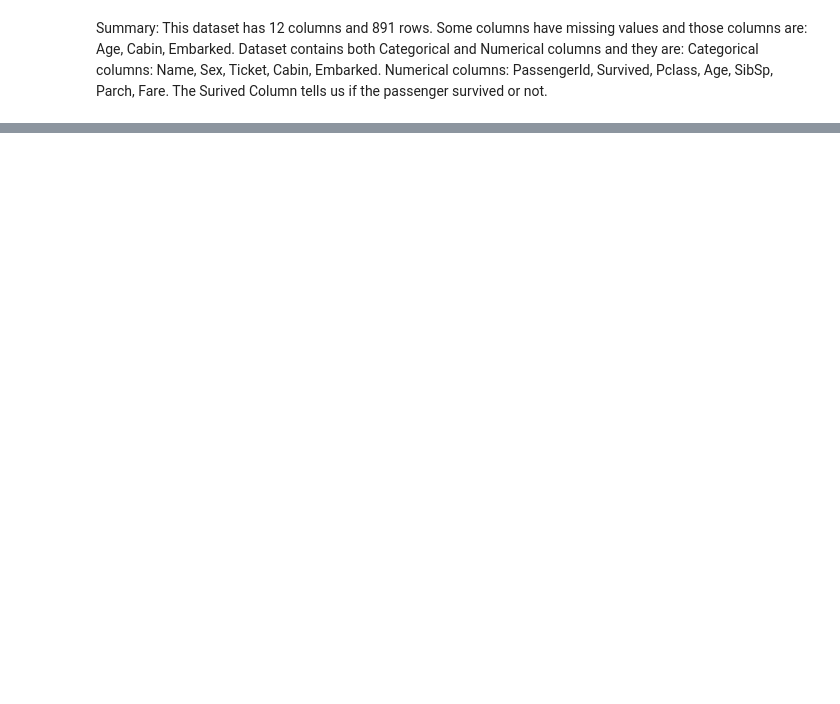
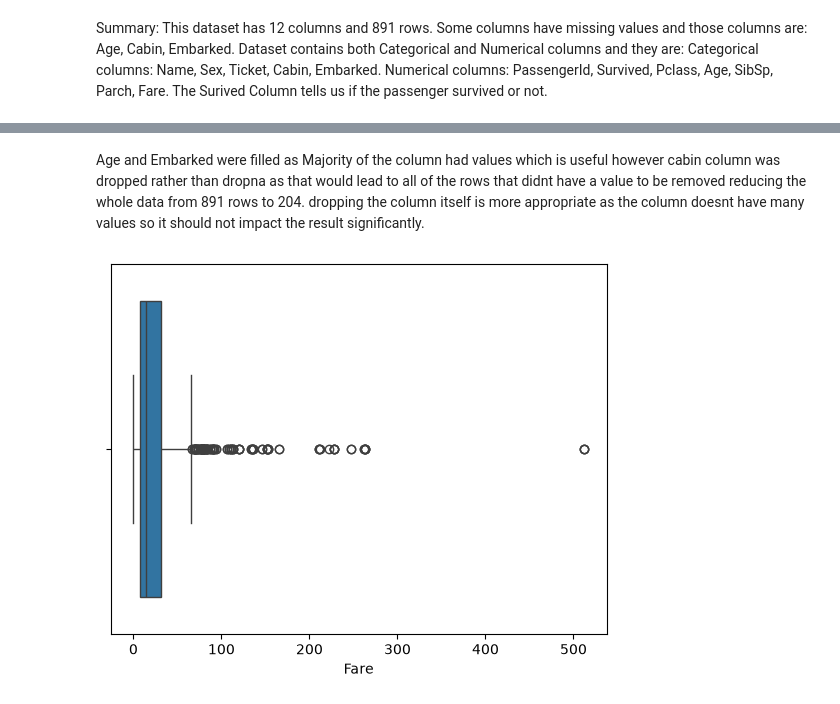
Before and after one commit to o0on/neurofive-ml-track, a Jupyter notebook: survivalAnalysis.ipynb, the cells around one changed output, grey strips where cells are left out. Cells and saved outputs as stored; diff of their text form; code cells hidden in the pictures; blank space fills up the shorter version.

Commit message:
Add data cleaning and visualization for Titanic dataset

```diff
--- a/survivalAnalysis.ipynb
+++ b/survivalAnalysis.ipynb
@@ -45,3 +45,16 @@ Dataset contains both Categorical and Numerical columns and they are:
     Categorical columns: Name, Sex, Ticket, Cabin, Embarked.
     Numerical columns: PassengerId, Survived, Pclass, Age, SibSp, Parch, Fare.
 The Surived Column tells us if the passenger survived or not.
+# %%
+import pandas as pd
+import numpy as np
+import matplotlib.pyplot as plt
+import seaborn as sns
+
+df = pd.read_csv("train.csv")
+
+df["Age"]=df["Age"].fillna(df["Age"].median())
+df["Embarked"]=df["Embarked"].fillna(df["Embarked"].mode()[0])
+df = df.drop(columns=["Cabin"])
+
+df.info()
@@ -47,0 +80,7 @@ The Surived Column tells us if the passenger survived or not.
+# %% [markdown]
+Age and Embarked were filled as Majority of the column had values which is useful however cabin column was dropped rather than dropna as that would lead to all of the rows that didnt have a value to be removed reducing the whole data from 891 rows to 204. dropping the column itself is more appropriate as the column doesnt have many values so it should not impact the result significantly.
+# %%
+sns.boxplot(x=df["Fare"])
+plt.show()
+# %% [output]
+[figure, added]
```
Also changed, not shown: parts of 7 cells of this notebook.
